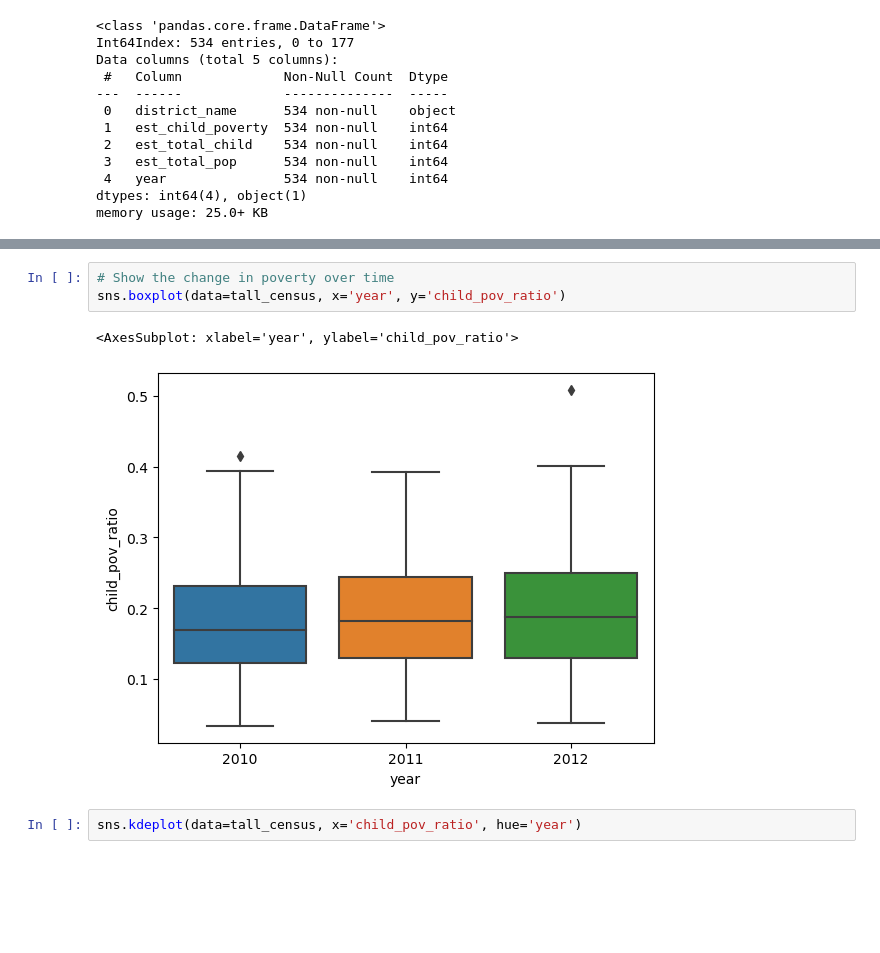
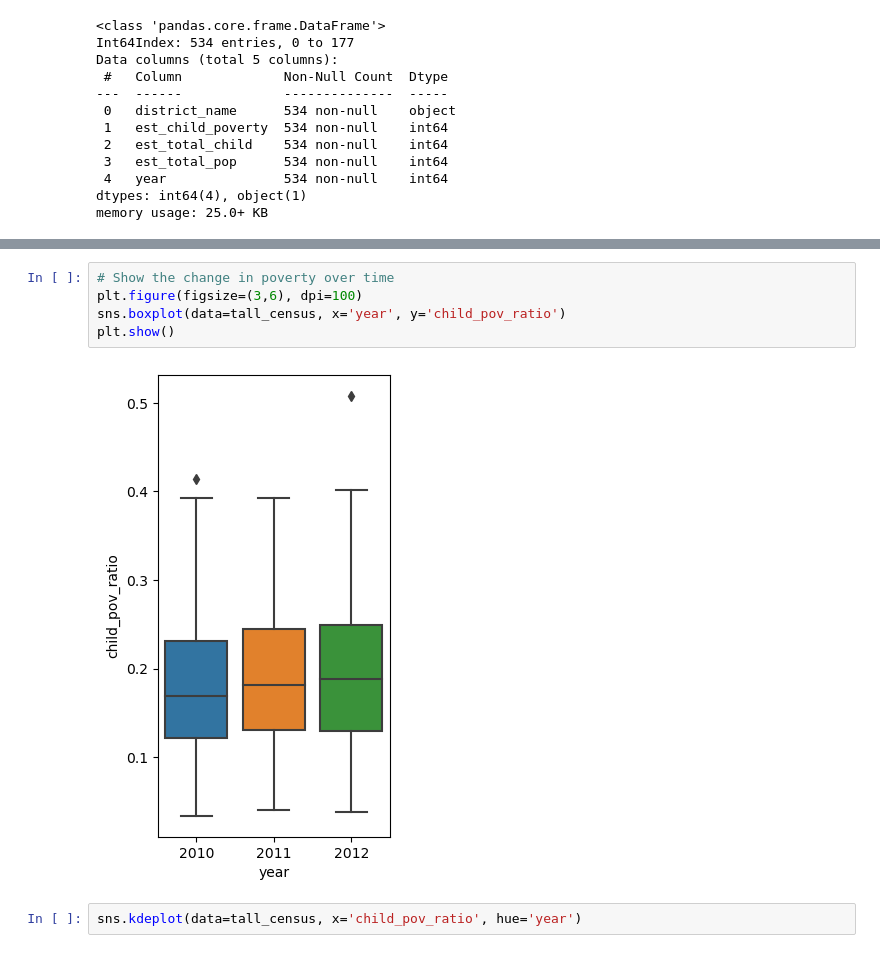
Before and after one commit to clewis53/CaeleyLewis-Capstone2-StoryOfColoradoEducation, a Jupyter notebook: notebooks/0.2-EDA.ipynb, the cells around one changed output, grey strips where cells are left out. Cells and saved outputs as stored; diff of their text form; blank space fills up the shorter version.

```diff
--- a/notebooks/0.2-EDA.ipynb
+++ b/notebooks/0.2-EDA.ipynb
@@ -163,10 +170,11 @@ tall_census.head()
 | 4 | Liberty School District J-4 | 7 | 69 | 507 | 2010 | 0.101449 | ... |
 # %%
 # Show the change in poverty over time
+plt.figure(figsize=(3,6), dpi=100)
 sns.boxplot(data=tall_census, x='year', y='child_pov_ratio')
+plt.show()
 # %% [output]
-<AxesSubplot: xlabel='year', ylabel='child_pov_ratio'>
-[figure, old version]
+[figure, new version]
 # %%
 sns.kdeplot(data=tall_census, x='child_pov_ratio', hue='year')
 # %% [output]
```
Also changed, not shown: parts of 16 cells of this notebook, 3 other files.
